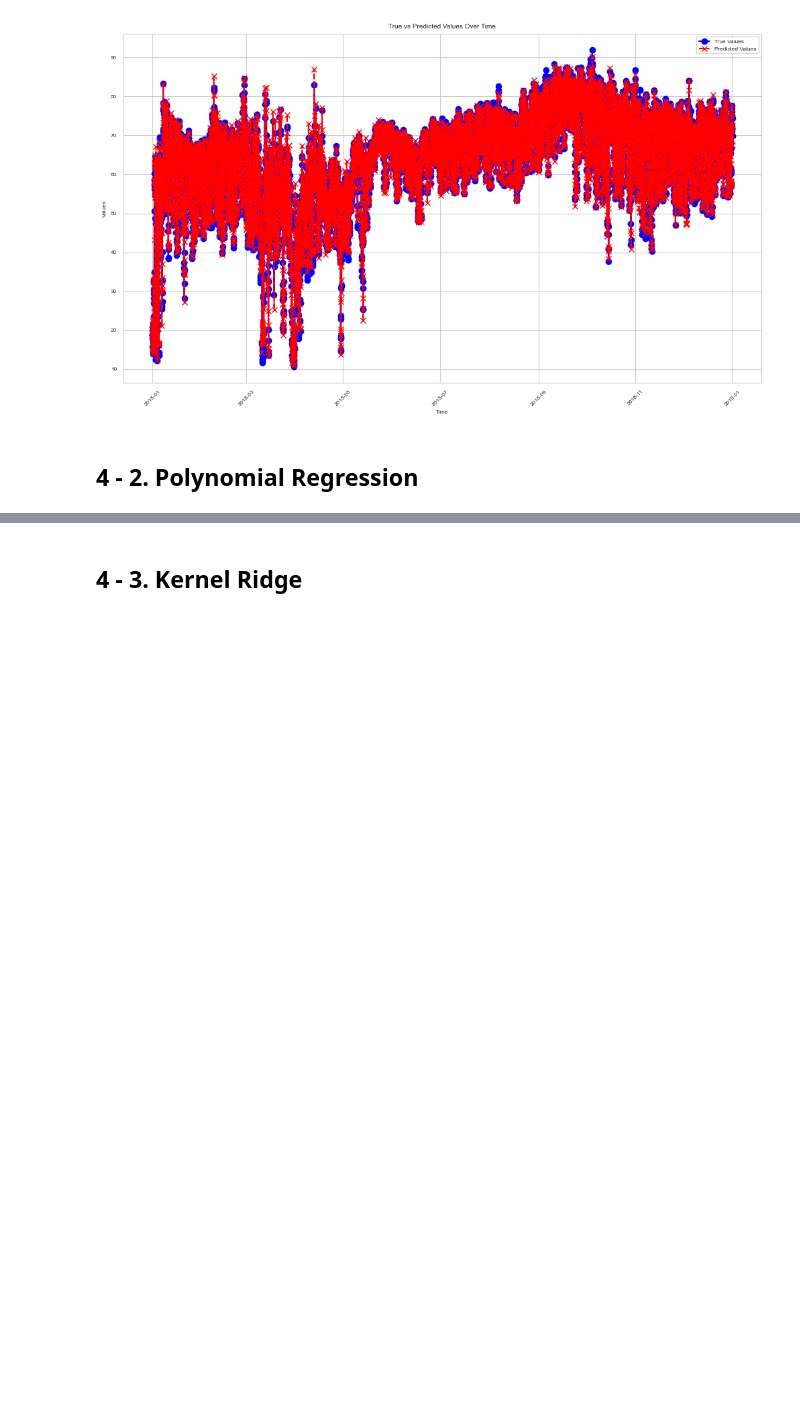
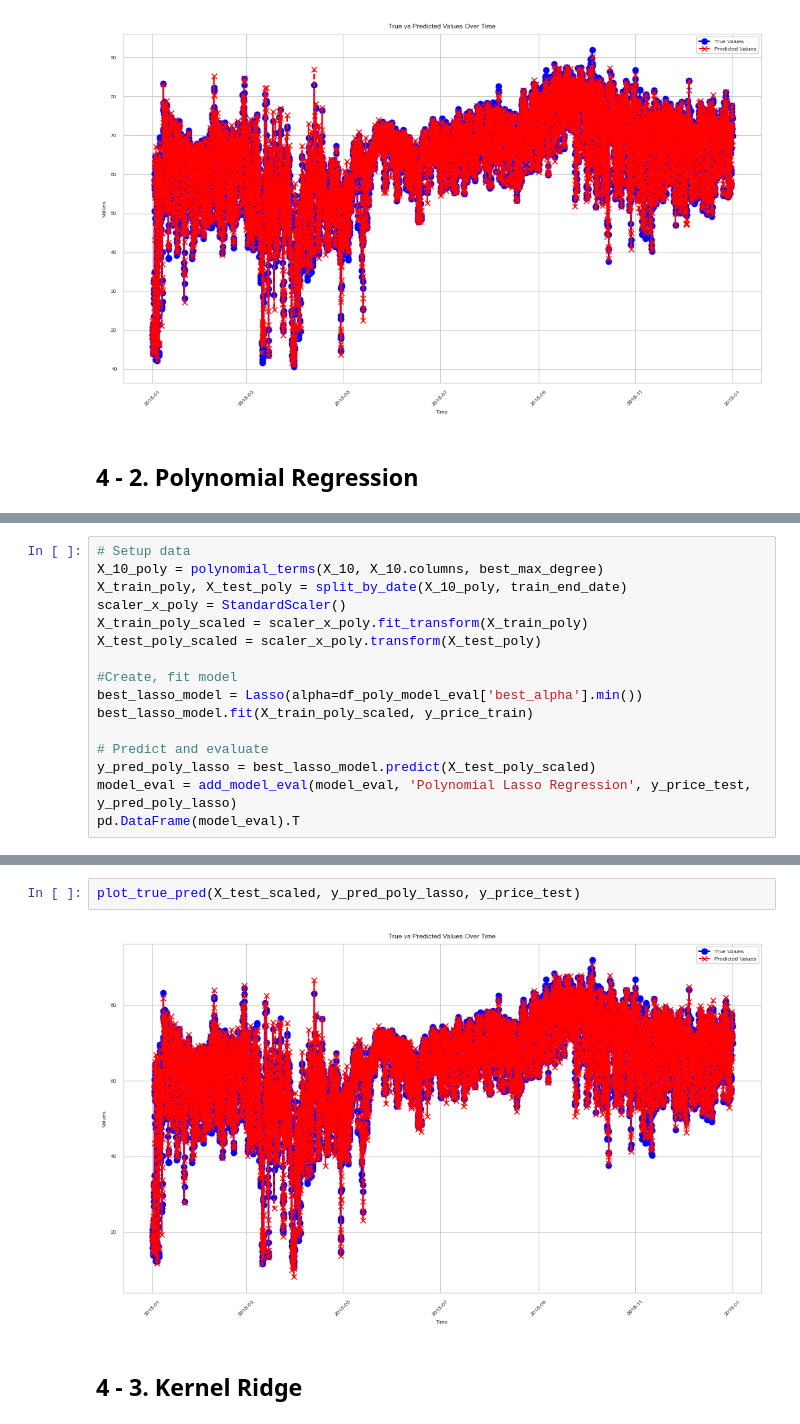
Before and after one commit to MDS-Mountain-Club/MDS_ML_Project, a Jupyter notebook: Group Write-Up (Mountain Club).ipynb, the cells around one changed output, grey strips where cells are left out. Cells and saved outputs as stored; diff of their text form; blank space fills up the shorter version.

```diff
--- a/Group Write-Up (Mountain Club).ipynb
+++ b/Group Write-Up (Mountain Club).ipynb
@@ -331,0 +399,16 @@ plot_true_pred(X_test, y_pred_lasso, y_price_test)
+# %%
+# Setup data
+X_10_poly = polynomial_terms(X_10, X_10.columns, best_max_degree)
+X_train_poly, X_test_poly = split_by_date(X_10_poly, train_end_date)
+scaler_x_poly = StandardScaler()
+X_train_poly_scaled = scaler_x_poly.fit_transform(X_train_poly)
+X_test_poly_scaled = scaler_x_poly.transform(X_test_poly)
+
+#Create, fit model
+best_lasso_model = Lasso(alpha=df_poly_model_eval['best_alpha'].min())
+best_lasso_model.fit(X_train_poly_scaled, y_price_train)
+
+# Predict and evaluate
+y_pred_poly_lasso = best_lasso_model.predict(X_test_poly_scaled)
+model_eval = add_model_eval(model_eval, 'Polynomial Lasso Regression', y_price_test, y_pred_poly_lasso)
+pd.DataFrame(model_eval).T
@@ -332,3 +422,7 @@ plot_true_pred(X_test, y_pred_lasso, y_price_test)
+# %%
+plot_true_pred(X_test_scaled, y_pred_poly_lasso, y_price_test)
+# %% [output]
+[figure, added]
 # %% [markdown]
 ## 4 - 3. Kernel Ridge
 # %% [markdown]
```
Also changed, not shown: parts of 32 cells of this notebook, 1 other file.
